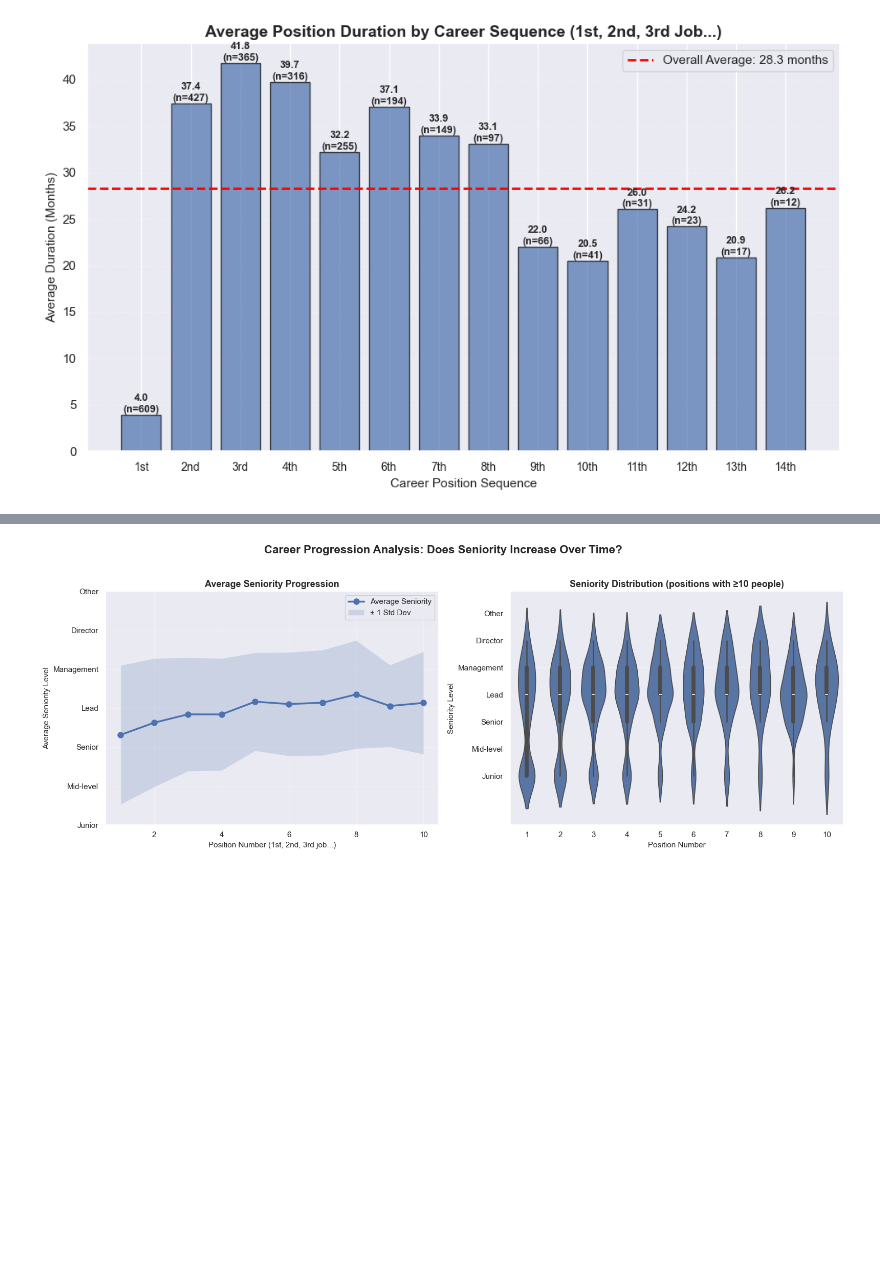
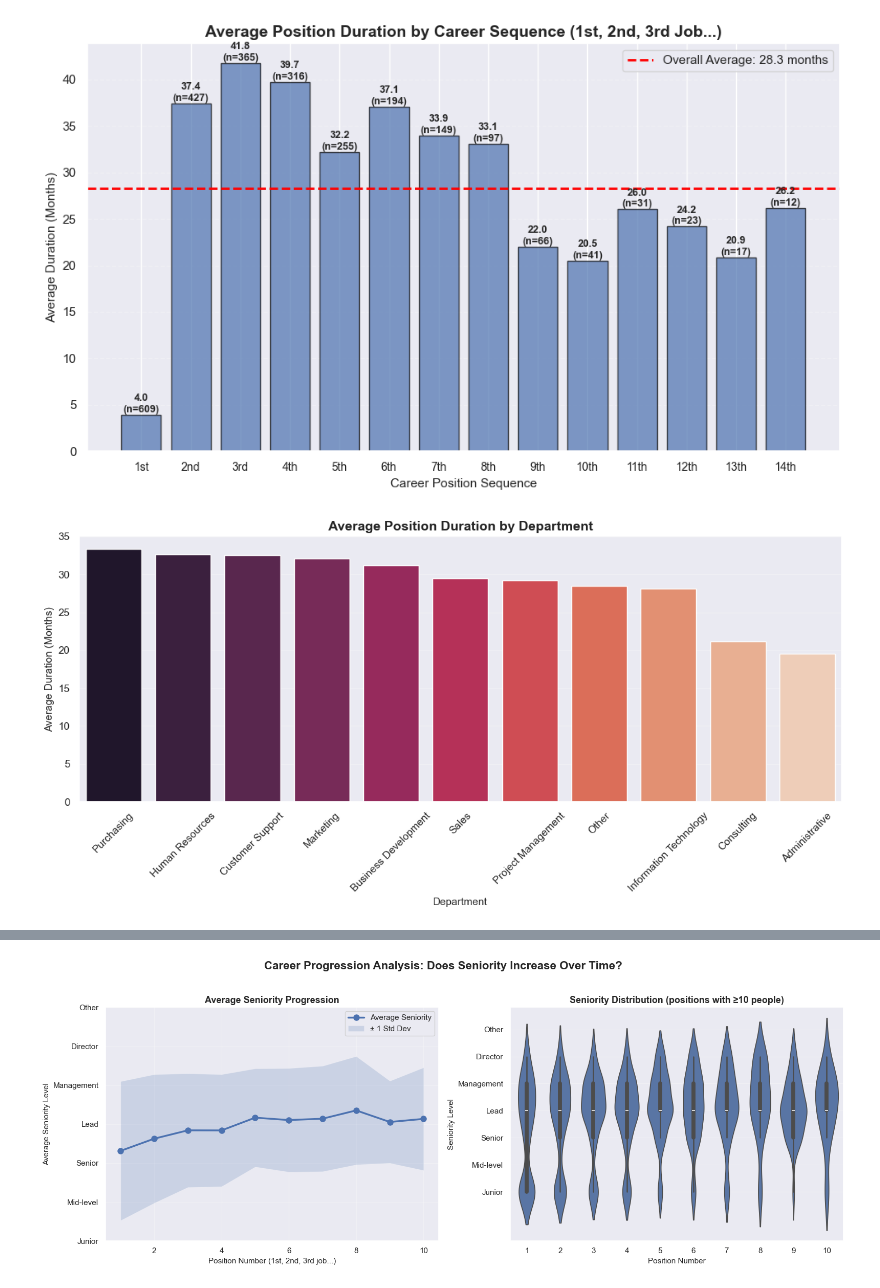
Before and after one commit to Julster35/BuzzwordLearner, a Jupyter notebook: notebooks/01_eda.ipynb, the cells around one changed output, grey strips where cells are left out. Cells and saved outputs as stored; diff of their text form; code cells hidden in the pictures; blank space fills up the shorter version.

```diff
--- a/notebooks/01_eda.ipynb
+++ b/notebooks/01_eda.ipynb
@@ -413,4 +413,22 @@ plt.savefig('../reports/figures/avg_duration_by_career_sequence.png', dpi=150, b
 plt.show()
 # %% [output]
 [figure]
+# %%
+# Plot 1: Average duration by department
+plt.figure(figsize=(12, 6))
+
+avg_duration_dept_sorted = avg_duration_dept.sort_values(ascending=False)
+sns.barplot(x=avg_duration_dept_sorted.index, y=avg_duration_dept_sorted.values, hue=avg_duration_dept_sorted.index,
+            palette="rocket", legend=False)
+plt.title('Average Position Duration by Department', fontsize=14, fontweight='bold')
+plt.xlabel('Department', fontsize=11)
+plt.ylabel('Average Duration (Months)', fontsize=11)
+plt.xticks(rotation=45)
+plt.grid(axis='y', alpha=0.3)
+
+plt.tight_layout()
+plt.savefig('../reports/figures/avg_duration_dept.png', dpi=150, bbox_inches='tight')
+plt.show()
+# %% [output]
+[figure, added]
 # %%
```
Also changed, not shown: parts of 4 cells of this notebook, 2 other files.
